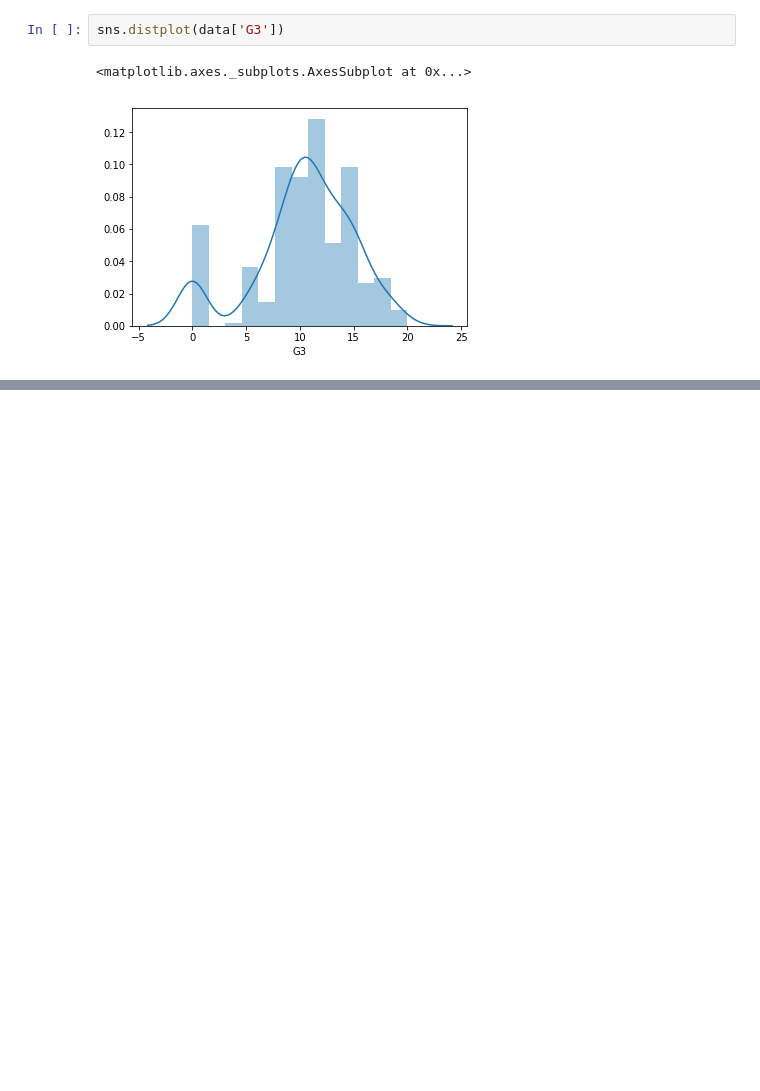
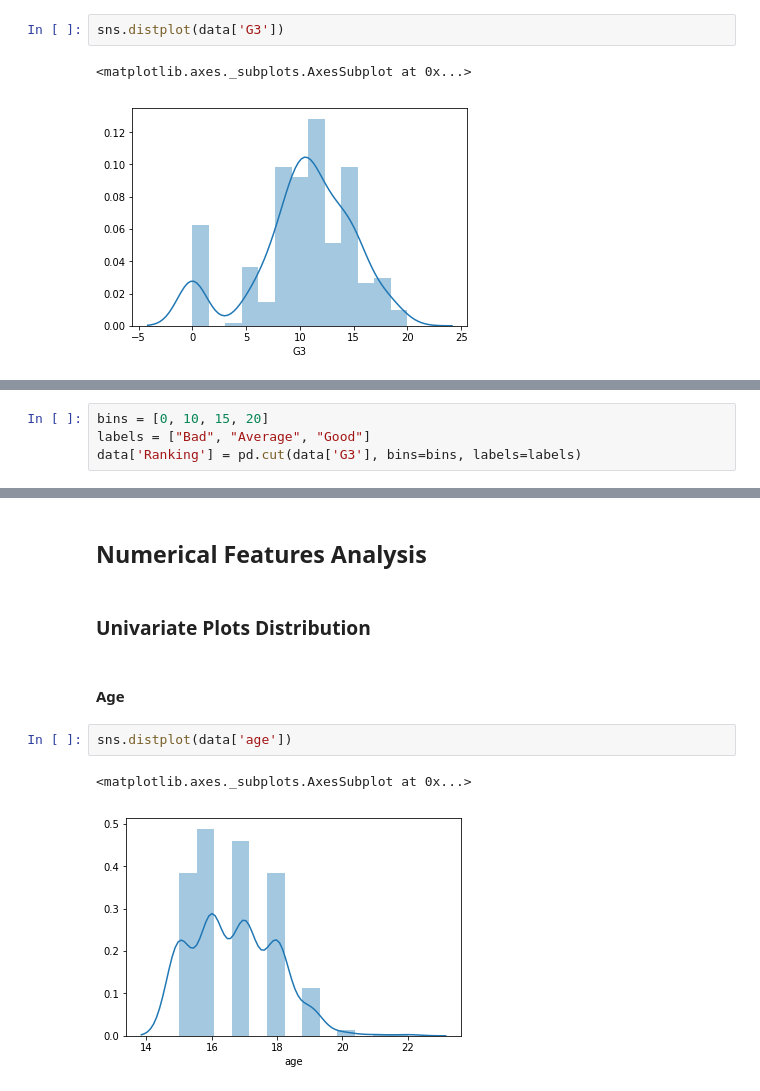
Before and after one commit to NicolasVILLETTE/student_alcohol_consumption, a Jupyter notebook: student_alcohol_consumption.ipynb, the cells around one changed output, grey strips where cells are left out. Drawn from its saved outputs; the diff is of its cells as text; blank space fills up the shorter version.

```diff
--- a/student_alcohol_consumption.ipynb
+++ b/student_alcohol_consumption.ipynb
@@ -80,0 +101,4 @@ sns.distplot(data['G3'])
+# %%
+bins = [0, 10, 15, 20]
+labels = ["Bad", "Average", "Good"]
+data['Ranking'] = pd.cut(data['G3'], bins=bins, labels=labels)
@@ -80,0 +115,11 @@ sns.distplot(data['G3'])
+# %% [markdown]
+## Numerical Features Analysis
+# %% [markdown]
+### Univariate Plots Distribution
+# %% [markdown]
+#### Age
+# %%
+sns.distplot(data['age'])
+# %% [output]
+<matplotlib.axes._subplots.AxesSubplot at 0x...>
+[figure, added]
```
Also changed, not shown: parts of 51 cells of this notebook, 1 other file.
